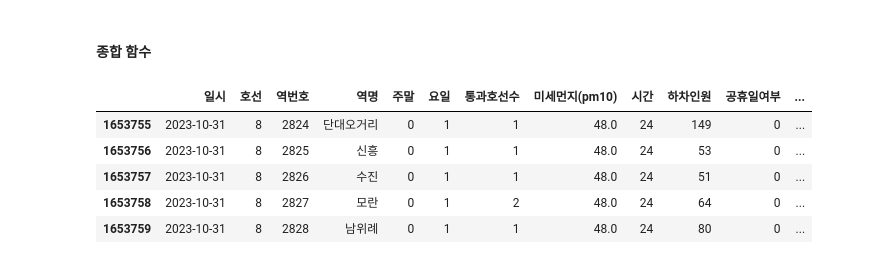
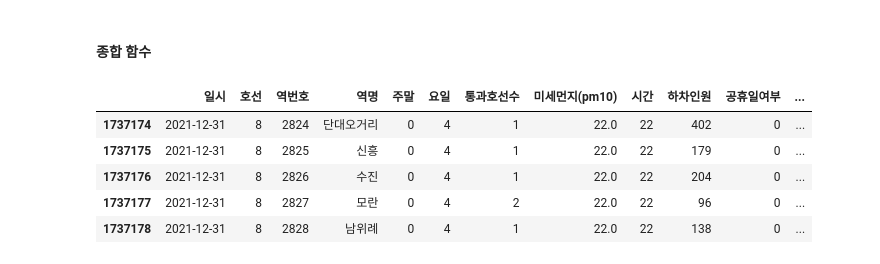
Before and after one commit to SeungminKimdev/seoul-busroute-analysis, a Jupyter notebook: getData.ipynb, the cells around one changed output. Saved outputs shown, nothing was run; the diff lists cells and outputs as text; code cells hidden in the pictures.

```diff
--- a/getData.ipynb
+++ b/getData.ipynb
@@ -222,7 +230,11 @@ def changeDate(x):
 # %%
 # 일별 기온 데이터
 def getTemperature(year):
-    t_df = pd.read_csv('subway/서울일별기온/서울일별기온_'+str(year)+'.csv',encoding='EUC-KR')
+    if year == 2023:
+        t_df = pd.read_csv('subway/서울일별기온/서울일별기온_'+str(year)+'.csv',encoding='EUC-KR')
+    else:
+        t_df = pd.read_csv('subway/서울일별기온/서울일별기온_'+str(year)+'.csv',encoding='utf-8')
+        t_df.columns = ['날짜','지점','평균기온(℃)','최저기온(℃)','최고기온(℃)']
     t_df = t_df.rename(columns={'날짜':'일시','최저기온(℃)':'최저기온','최고기온(℃)':'최고기온'})
     t_df = t_df.drop(['지점','평균기온(℃)'],axis=1)
     return t_df
@@ -238,6 +250,21 @@ def getLocations(address): # 주소 -> 위도, 경도 변환
         return latitude, longitude
     else:
         return None
+# %%
+# 서울 역별 주위 대학교 여부
+# https://namu.wiki/w/%EB%85%B8%EC%84%A0%EB%B3%84%20%EC%A3%BC%EC%9C%84%20%EB%8C%80%ED%95%99%EA%B5%90
+def universityStation():
+    university = pd.read_csv('subway/대학교위치.csv',encoding='utf-8')
+
+    def getStation(x):
+        return x.split()[-1][:-1]
+
+    university['역 이름'] = university['역 이름'].apply(getStation)
+    university.drop(['대학','호선'],axis=1,inplace=True)
+    vc = university.value_counts()
+    university = vc.reset_index()
+    university.columns = ['역명', '주변대학수']
+    return university
 # %%
 # 서울 행사 정보
 # https://data.seoul.go.kr/dataList/OA-15486/S/1/datasetView.do
@@ -248,5 +274,13 @@ def seoulFestival(startIdx,endIdx,year):
     response = requests.get(url)
     return response
+# %%
+key = apikey.SEOULDATA_NOMAL_KEY
+startIdx = 1
+endIdx = 5
+year = 2023
+url = 'http://openapi.seoul.go.kr:8088/{}/xml/culturalEventInfo/{}/{}'.format(key,startIdx,endIdx)
+res= requests.get(url)
+resDict = xmltodict.parse(res.content)
 # %% [markdown]
 #### 종합 함수
 # %%
@@ -266,14 +300,17 @@ def makeData(year):
     df_merged = df_merged.merge(weather_df_drop, on='일시', how='left').fillna({'강수량(mm)':0})
     # 기온 데이터
     df_merged = df_merged.merge(getTemperature(year), on='일시', how='left')
+    # 역별 대학교 수
+    df_merged = df_merged.merge(universityStation(), on='역명', how='left').fillna({'주변대학수':0})
+    df_merged['주변대학수'] = df_merged['주변대학수'].astype(int)
     return df_merged
 # %%
-df_2023 = makeData(2023)
+df_2023 = makeData(2021)
 df_2023.tail(5)
 # %% [output]
 |  | 일시 | 호선 | 역번호 | 역명 | 주말 | 요일 | 통과호선수 | 미세먼지(pm10) | 시간 | 하차인원 | 공휴일여부 | ... |
-| 1653755 | 2023-10-31 | 8 | 2824 | 단대오거리 | 0 | 1 | 1 | 48.0 | 24 | 149 | 0 | ... |
-| 1653756 | 2023-10-31 | 8 | 2825 | 신흥 | 0 | 1 | 1 | 48.0 | 24 | 53 | 0 | ... |
-| 1653757 | 2023-10-31 | 8 | 2826 | 수진 | 0 | 1 | 1 | 48.0 | 24 | 51 | 0 | ... |
-| 1653758 | 2023-10-31 | 8 | 2827 | 모란 | 0 | 1 | 2 | 48.0 | 24 | 64 | 0 | ... |
-| 1653759 | 2023-10-31 | 8 | 2828 | 남위례 | 0 | 1 | 1 | 48.0 | 24 | 80 | 0 | ... |
+| 1737174 | 2021-12-31 | 8 | 2824 | 단대오거리 | 0 | 4 | 1 | 22.0 | 22 | 402 | 0 | ... |
+| 1737175 | 2021-12-31 | 8 | 2825 | 신흥 | 0 | 4 | 1 | 22.0 | 22 | 179 | 0 | ... |
+| 1737176 | 2021-12-31 | 8 | 2826 | 수진 | 0 | 4 | 1 | 22.0 | 22 | 204 | 0 | ... |
+| 1737177 | 2021-12-31 | 8 | 2827 | 모란 | 0 | 4 | 2 | 22.0 | 22 | 96 | 0 | ... |
+| 1737178 | 2021-12-31 | 8 | 2828 | 남위례 | 0 | 4 | 1 | 22.0 | 22 | 138 | 0 | ... |
```
Also changed, not shown: parts of 6 cells of this notebook, 2 other files.
